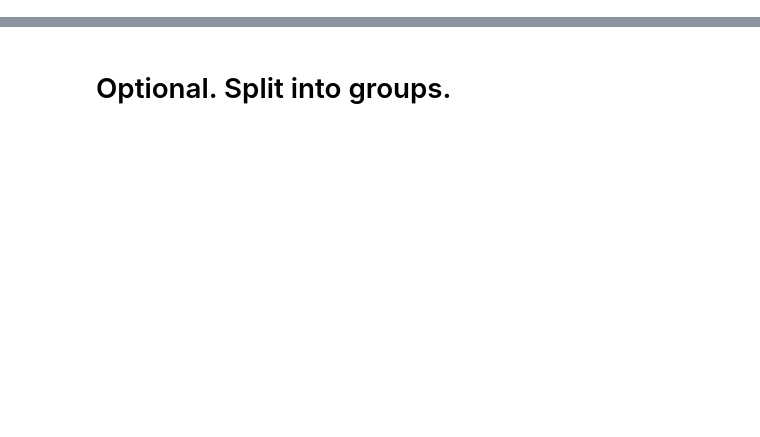
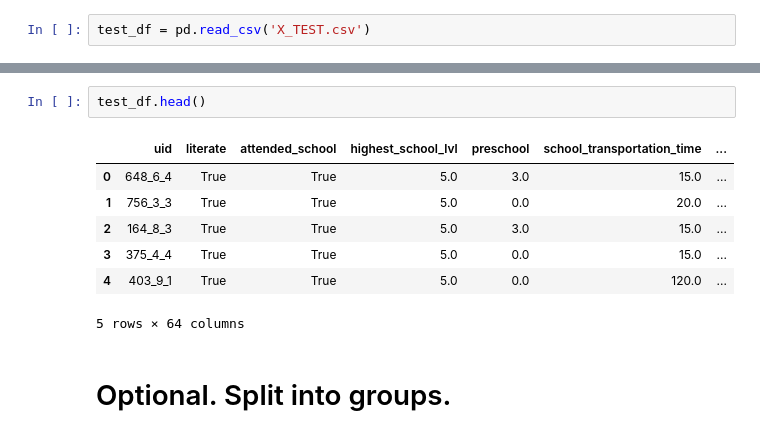
Before and after one commit to jbellogo/Classification, a Jupyter notebook: models.ipynb, the cells around one changed output, grey strips where cells are left out. Drawn from its saved outputs; the diff is of its cells as text; blank space fills up the shorter version.

```diff
--- a/models.ipynb
+++ b/models.ipynb
@@ -13 +13,3 @@ y = pd.read_csv('y.csv')
+# %%
+test_df = pd.read_csv('X_TEST.csv')
 # %%
@@ -18,3 +34,13 @@ X['attended_school'] = X['attended_school'].eq(1)
+# %%
+test_df.head()
+# %% [output]
+|  | uid | literate | attended_school | highest_school_lvl | preschool | school_transportation_time | ... |
+| 0 | 648_6_4 | True | True | 5.0 | 3.0 | 15.0 | ... |
+| 1 | 756_3_3 | True | True | 5.0 | 0.0 | 20.0 | ... |
+| 2 | 164_8_3 | True | True | 5.0 | 3.0 | 15.0 | ... |
+| 3 | 375_4_4 | True | True | 5.0 | 0.0 | 15.0 | ... |
+| 4 | 403_9_1 | True | True | 5.0 | 0.0 | 120.0 | ... |
+5 rows × 64 columns
 # %% [markdown]
 # Optional. Split into groups.
 # %%
```
Also changed, not shown: parts of 68 cells of this notebook, 3 other files.
